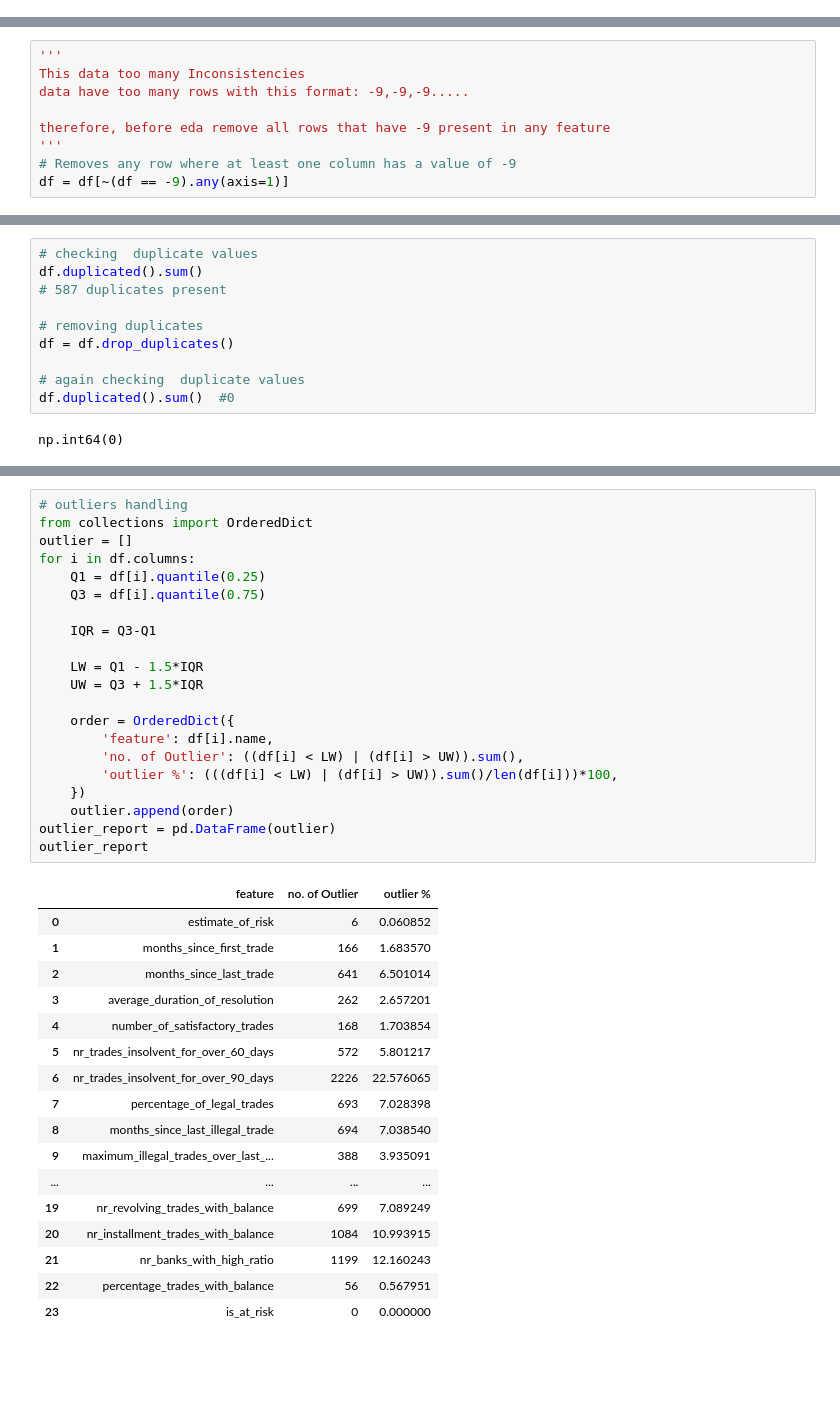
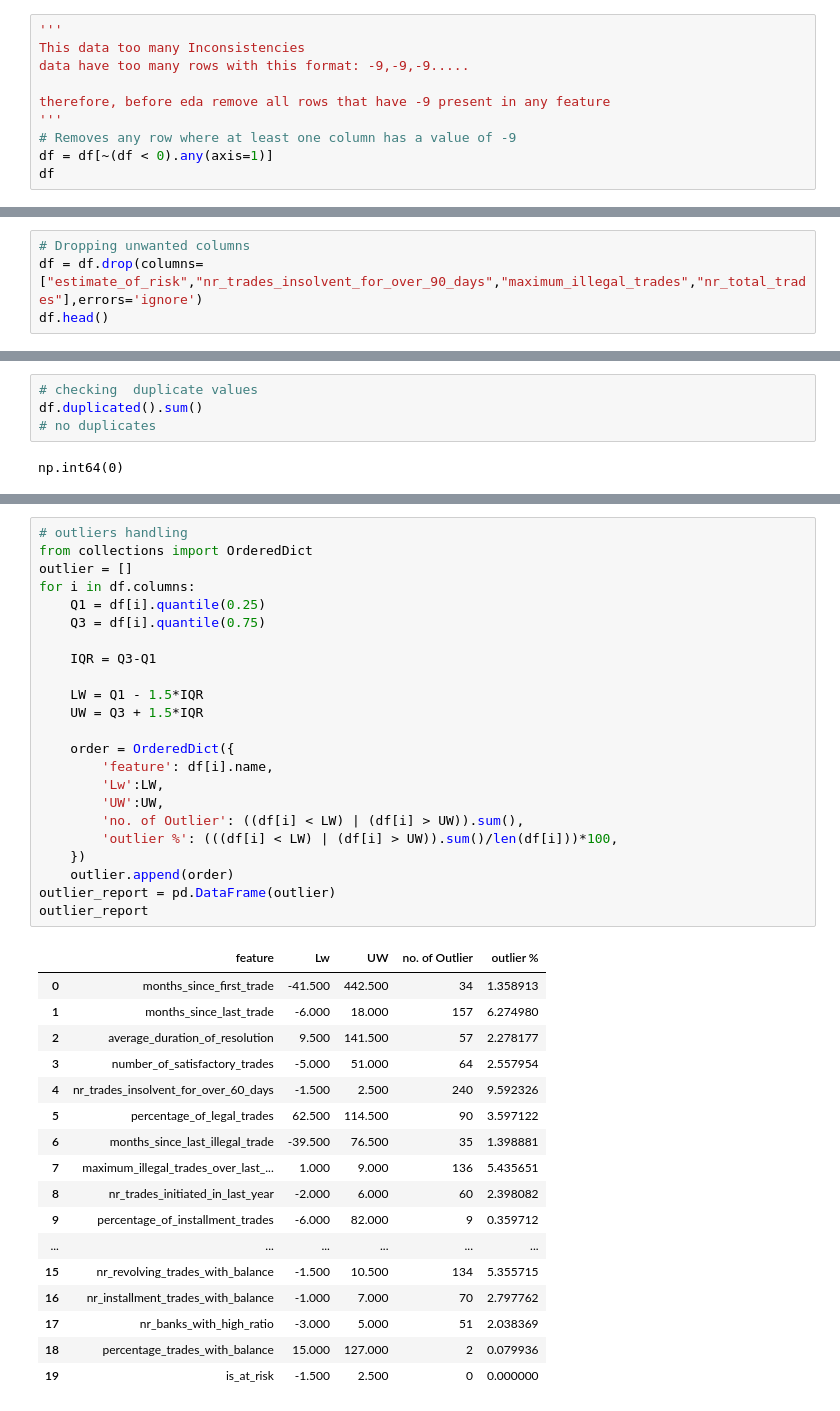
Before and after one commit to deveshdubey18/credit_risk_assessment_model, a Jupyter notebook: eda/EDA.ipynb, the cells around one changed output, grey strips where cells are left out. Saved outputs shown, nothing was run; the diff lists cells and outputs as text; blank space fills up the shorter version.

```diff
--- a/eda/EDA.ipynb
+++ b/eda/EDA.ipynb
@@ -28,0 +40,10 @@ df.sample(frac=1).head()
+# %%
+'''
+This data too many Inconsistencies
+data have too many rows with this format: -9,-9,-9.....
+
+therefore, before eda remove all rows that have -9 present in any feature
+'''
+# Removes any row where at least one column has a value of -9
+df = df[~(df < 0).any(axis=1)]
+df
@@ -28,0 +64,4 @@ df.sample(frac=1).head()
+# %%
+# Dropping unwanted columns
+df = df.drop(columns=["estimate_of_risk","nr_trades_insolvent_for_over_90_days","maximum_illegal_trades","nr_total_trades"],errors='ignore')
+df.head()
@@ -70,9 +113,0 @@ memory usage: 1.9 MB
-# %%
-'''
-This data too many Inconsistencies
-data have too many rows with this format: -9,-9,-9.....
-
-therefore, before eda remove all rows that have -9 present in any feature
-'''
-# Removes any row where at least one column has a value of -9
-df = df[~(df == -9).any(axis=1)]
@@ -90,13 +123,7 @@ plt.show()
 # %%
 # checking  duplicate values
 df.duplicated().sum()
-# 587 duplicates present
-
-# removing duplicates
-df = df.drop_duplicates()
-
-# again checking  duplicate values
-df.duplicated().sum()  #0
+# no duplicates
 # %% [output]
 np.int64(0)
 # %%
@@ -109,39 +136,41 @@ sns.boxplot(df,orient='h')
 # %%
 # outliers handling
 from collections import OrderedDict
 outlier = []
 for i in df.columns:
     Q1 = df[i].quantile(0.25)
     Q3 = df[i].quantile(0.75)
 
     IQR = Q3-Q1
 
     LW = Q1 - 1.5*IQR
     UW = Q3 + 1.5*IQR
 
     order = OrderedDict({
         'feature': df[i].name,
+        'Lw':LW,
+        'UW':UW,
         'no. of Outlier': ((df[i] < LW) | (df[i] > UW)).sum(),
         'outlier %': (((df[i] < LW) | (df[i] > UW)).sum()/len(df[i]))*100,
     })
     outlier.append(order)
 outlier_report = pd.DataFrame(outlier)
 outlier_report
 # %% [output]
-|  | feature | no. of Outlier | outlier % |
-| 0 | estimate_of_risk | 6 | 0.060852 |
-| 1 | months_since_first_trade | 166 | 1.683570 |
-| 2 | months_since_last_trade | 641 | 6.501014 |
-| 3 | average_duration_of_resolution | 262 | 2.657201 |
-| 4 | number_of_satisfactory_trades | 168 | 1.703854 |
-| 5 | nr_trades_insolvent_for_over_60_days | 572 | 5.801217 |
-| 6 | nr_trades_insolvent_for_over_90_days | 2226 | 22.576065 |
-| 7 | percentage_of_legal_trades | 693 | 7.028398 |
-| 8 | months_since_last_illegal_trade | 694 | 7.038540 |
-| 9 | maximum_illegal_trades_over_last_... | 388 | 3.935091 |
-| ... | ... | ... | ... |
-| 19 | nr_revolving_trades_with_balance | 699 | 7.089249 |
-| 20 | nr_installment_trades_with_balance | 1084 | 10.993915 |
-| 21 | nr_banks_with_high_ratio | 1199 | 12.160243 |
-| 22 | percentage_trades_with_balance | 56 | 0.567951 |
-| 23 | is_at_risk | 0 | 0.000000 |
+|  | feature | Lw | UW | no. of Outlier | outlier % |
+| 0 | months_since_first_trade | -41.500 | 442.500 | 34 | 1.358913 |
+| 1 | months_since_last_trade | -6.000 | 18.000 | 157 | 6.274980 |
+| 2 | average_duration_of_resolution | 9.500 | 141.500 | 57 | 2.278177 |
+| 3 | number_of_satisfactory_trades | -5.000 | 51.000 | 64 | 2.557954 |
+| 4 | nr_trades_insolvent_for_over_60_days | -1.500 | 2.500 | 240 | 9.592326 |
+| 5 | percentage_of_legal_trades | 62.500 | 114.500 | 90 | 3.597122 |
+| 6 | months_since_last_illegal_trade | -39.500 | 76.500 | 35 | 1.398881 |
+| 7 | maximum_illegal_trades_over_last_... | 1.000 | 9.000 | 136 | 5.435651 |
+| 8 | nr_trades_initiated_in_last_year | -2.000 | 6.000 | 60 | 2.398082 |
+| 9 | percentage_of_installment_trades | -6.000 | 82.000 | 9 | 0.359712 |
+| ... | ... | ... | ... | ... | ... |
+| 15 | nr_revolving_trades_with_balance | -1.500 | 10.500 | 134 | 5.355715 |
+| 16 | nr_installment_trades_with_balance | -1.000 | 7.000 | 70 | 2.797762 |
+| 17 | nr_banks_with_high_ratio | -3.000 | 5.000 | 51 | 2.038369 |
+| 18 | percentage_trades_with_balance | 15.000 | 127.000 | 2 | 0.079936 |
+| 19 | is_at_risk | -1.500 | 2.500 | 0 | 0.000000 |
```
Also changed, not shown: parts of 18 cells of this notebook.
